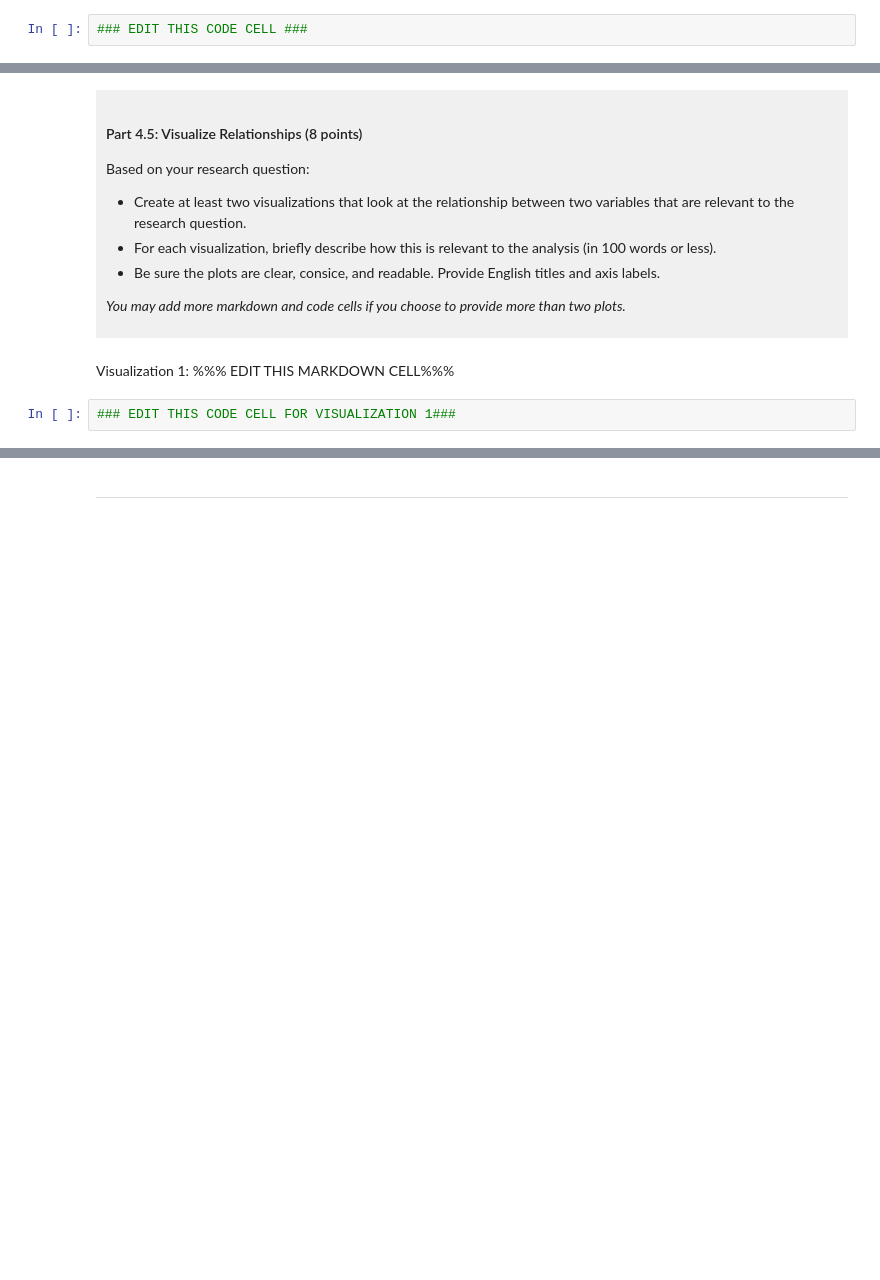
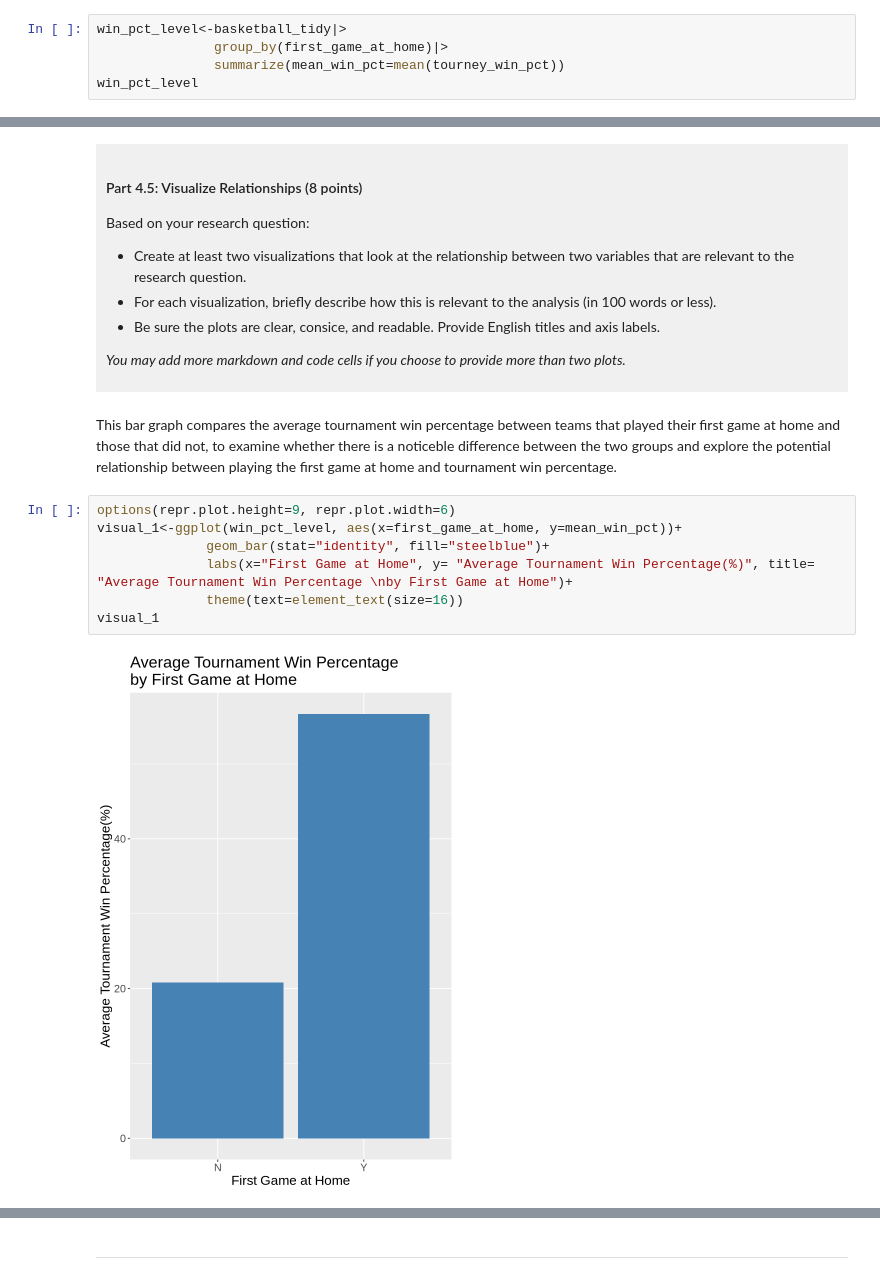
Before and after one commit to nanananasama/dsci-100-project-erica-liu, a Jupyter notebook: dsci-100-project-notebook.ipynb, the cells around one changed output, grey strips where cells are left out. Drawn from its saved outputs; the diff is of its cells as text; blank space fills up the shorter version.

```diff
--- a/dsci-100-project-notebook.ipynb
+++ b/dsci-100-project-notebook.ipynb
@@ -285,4 +312,7 @@ You will refine your research question (if needed) and produce a tidy data set.
 - Show the outputted table.
 </div>
 # %%
-### EDIT THIS CODE CELL ###
+win_pct_level<-basketball_tidy|>
+               group_by(first_game_at_home)|>
+               summarize(mean_win_pct=mean(tourney_win_pct))
+win_pct_level
@@ -320,7 +378,14 @@ Based on your research question:
 *You may add more markdown and code cells if you choose to provide more than two plots.*
 </div>
 # %% [markdown]
-Visualization 1: %%% EDIT THIS MARKDOWN CELL%%%
+This bar graph compares the average tournament win percentage between teams that played their first game at home and those that did not, to examine whether there is a noticeble difference between the two groups and explore the potential relationship between playing the first game at home and tournament win percentage.
 # %%
-### EDIT THIS CODE CELL FOR VISUALIZATION 1###
+options(repr.plot.height=9, repr.plot.width=6)
+visual_1<-ggplot(win_pct_level, aes(x=first_game_at_home, y=mean_win_pct))+
+              geom_bar(stat="identity", fill="steelblue")+
+              labs(x="First Game at Home", y= "Average Tournament Win Percentage(%)", title= "Average Tournament Win Percentage \nby First Game at Home")+
+              theme(text=element_text(size=16))
+visual_1
+# %% [output]
+[figure, added]
 # %% [markdown]
```
Also changed, not shown: parts of 10 cells of this notebook.
